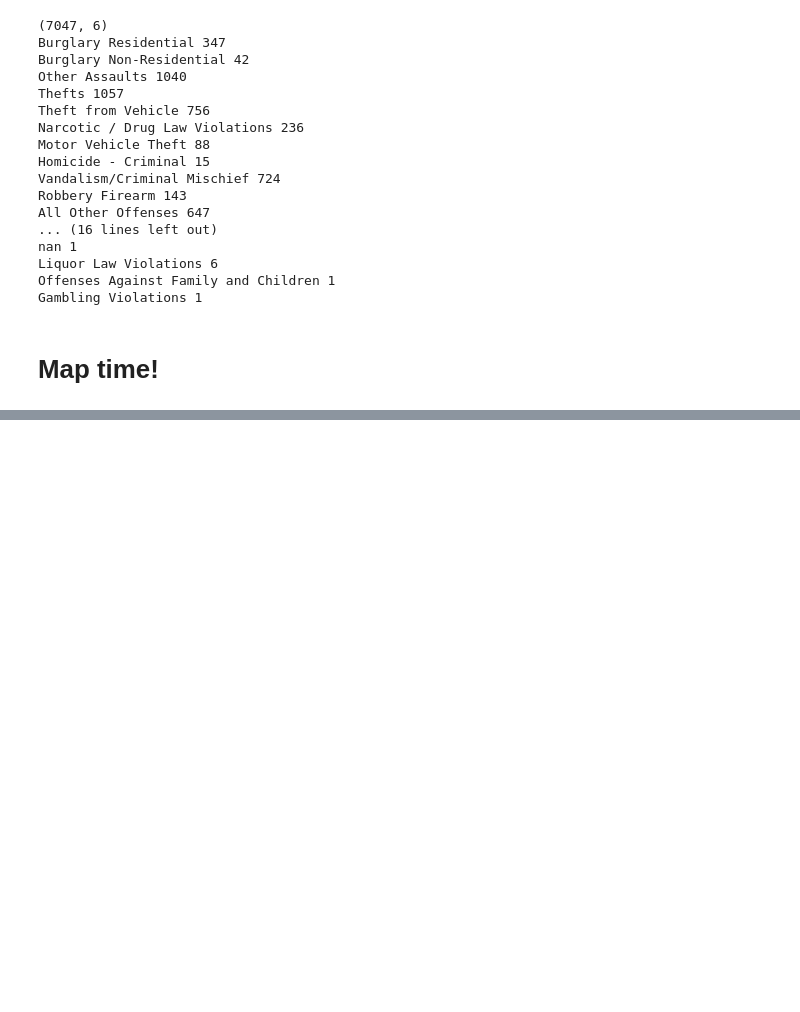
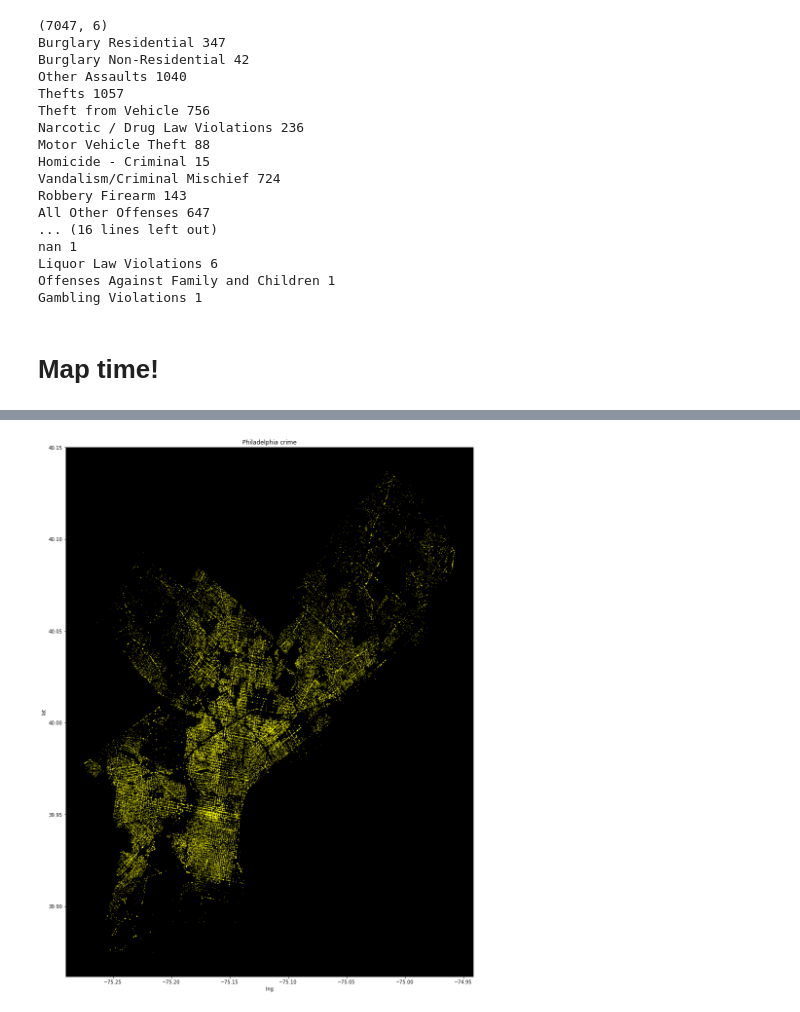
Before and after one commit to SlamDewey/temple-crime-router, a Jupyter notebook: python-data-processing/Data Extraction.ipynb, the cells around one changed output, grey strips where cells are left out. Saved outputs shown, nothing was run; the diff lists cells and outputs as text; code cells hidden in the pictures; blank space fills up the shorter version.

```diff
--- a/python-data-processing/Data Extraction.ipynb
+++ b/python-data-processing/Data Extraction.ipynb
@@ -129,0 +111,11 @@ show_map(df_tu_crime_2018)
+# %%
+flt_crime_dict = {}
+flt_crime_list =['Thefts','Aggravated Assault Firearm','Other Assaults','Theft from Vehicle',
+              'Other Sex Offenses (Not Commercialized)','Rape','Burglary Residential',
+              'Robbery No Firearm','Aggravated Assault No Firearm',
+              'Robbery Firearm','Motor Vehicle Theft','Homicide - Criminal'
+             ]
+
+def crime_fltr(df, flt_crime_list):
+    return df[df['text_general_code'].isin(flt_crime_list)]
+df_flt_tu_crime_2018 = crime_fltr(df_tu_crime_2018,flt_crime_list)
@@ -129,0 +132,18 @@ show_map(df_tu_crime_2018)
+# %%
+# quickly filter crime and time in Philly to match the filtered crime for Temple
+
+df_philly_crime['dispatch_date_time'] = pd.to_datetime(df_philly_crime['dispatch_date_time'])
+df_philly_crime['year'] = df_philly_crime['dispatch_date_time'].dt.year
+flt_df_philly_crime = df_philly_crime.loc[(df_philly_crime['year'] == 2018) | (df_philly_crime['year'] == 2019)]
+flt_df_philly_crime = crime_fltr(flt_df_philly_crime, flt_crime_list)
+
+
+f, (ax1) = plt.subplots(1,sharey=True,figsize=(15,20))
+
+flt_df_philly_crime.plot(kind='scatter', x='lng', y='lat',
+                color='yellow',
+                s=.09, alpha=.6, subplots=True, ax=ax1)
+ax1.set_title("Philadelphia crime")
+ax1.set_facecolor('black')
+# %% [output]
+[figure, added]
```
Also changed, not shown: parts of 10 cells of this notebook.
